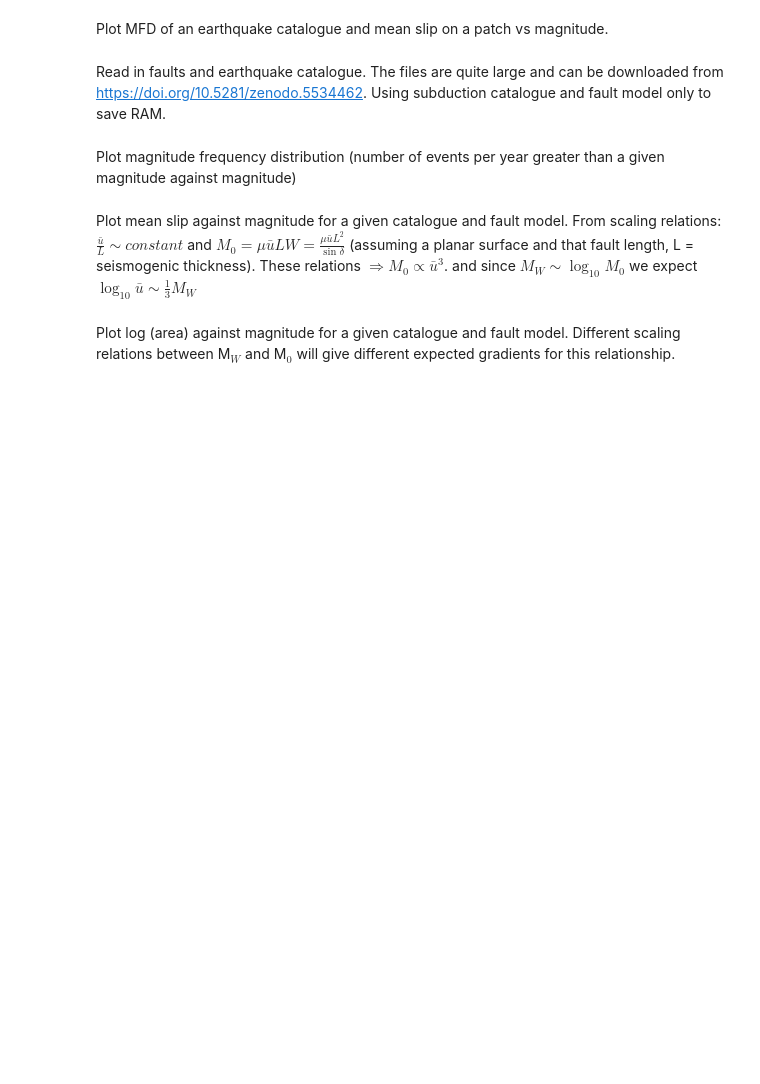
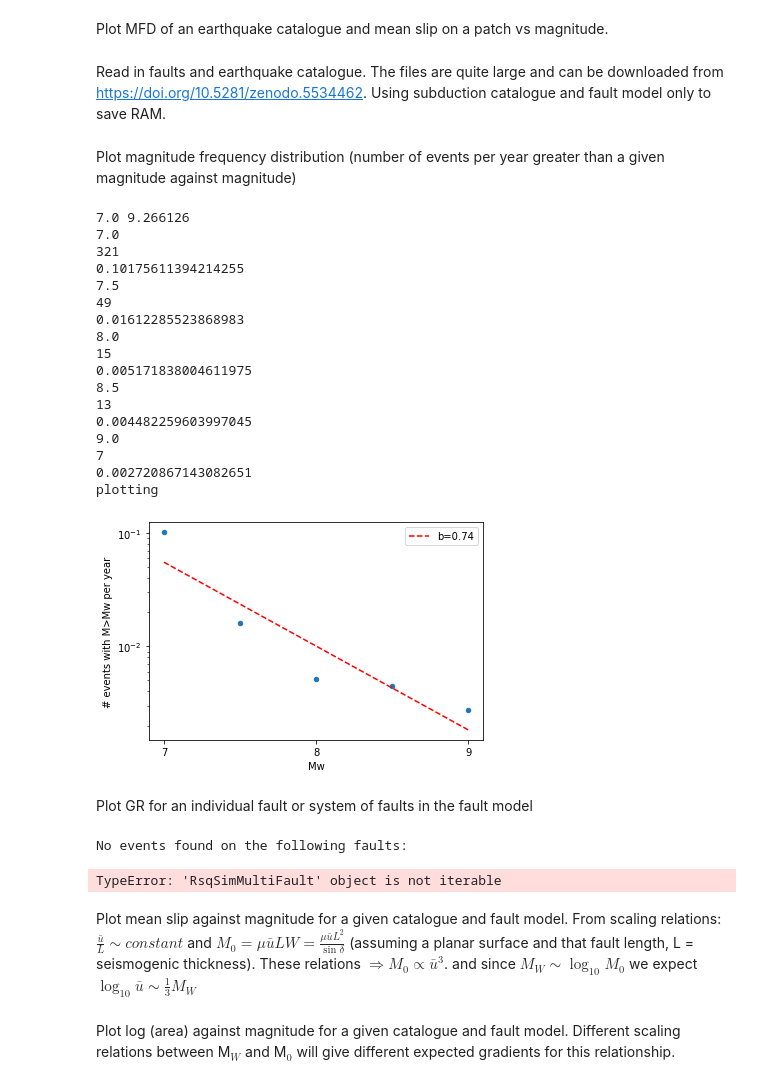
Before and after one commit to uc-eqgeo/rsqsim-python-tools, a Jupyter notebook: examples/rsqsim_api/visualization/plot_properties_by_mag.ipynb, the cells around one changed output. Cells and saved outputs as stored; diff of their text form; code cells hidden in the pictures; blank space fills up the shorter version.

```diff
--- a/examples/rsqsim_api/visualization/plot_properties_by_mag.ipynb
+++ b/examples/rsqsim_api/visualization/plot_properties_by_mag.ipynb
@@ -11,24 +11,55 @@ import pandas as pd
 
 # # Tell python where field paths etc are relative to
 script_dir = os.path.abspath('')
-fault_dir = "../../../data/shaw2021/rundir5091"
-#fault_dir = "../../../data/subduction"
+#fault_dir = "../../../data/shaw2021/rundir5091"
+fault_dir = "../../../data/subduction"
 catalogue_dir = fault_dir
 # %% [markdown]
 Read in faults and earthquake catalogue. The files are quite large and can be downloaded from https://doi.org/10.5281/zenodo.5534462. Using subduction catalogue and fault model only to save RAM.
 # %%
-#fault_model = RsqSimMultiFault.read_fault_file_keith(os.path.join(fault_dir,"hik_creep.flt"))
-#short_catalogue = RsqSimCatalogue.from_csv_and_arrays(os.path.join(catalogue_dir,"trimmed"))
+fault_model = RsqSimMultiFault.read_fault_file_keith(os.path.join(fault_dir,"hik_creep.flt"))
+eq_catalogue = RsqSimCatalogue.from_csv_and_arrays(os.path.join(catalogue_dir,"trimmed"))
 
-fault_model = RsqSimMultiFault.read_fault_file_bruce(os.path.join(script_dir, fault_dir, "zfault_Deepen.in"),
-                                                     os.path.join(script_dir, fault_dir, "znames_Deepen.in"),
-                                                     transform_from_utm=True)
-eq_catalogue = RsqSimCatalogue.from_catalogue_file_and_lists(os.path.join(catalogue_dir, "eqs..out"),
-                                                                list_file_directory=catalogue_dir, list_file_prefix="catalog")
+#fault_model = RsqSimMultiFault.read_fault_file_bruce(os.path.join(script_dir, fault_dir, "zfault_Deepen.in"),
+#                                                     os.path.join(script_dir, fault_dir, "znames_Deepen.in"),
+#                                                     transform_from_utm=True)
+#eq_catalogue = RsqSimCatalogue.from_catalogue_file_and_lists(os.path.join(catalogue_dir, "eqs..out"),
+#                                                                list_file_directory=catalogue_dir, list_file_prefix="catalog")
 # %% [markdown]
 Plot magnitude frequency distribution (number of events per year greater than a given magnitude against magnitude)
 # %%
-eq_catalogue.plot_gr(fault_model,write="GR_bruce.png",show=True)
+eq_catalogue.plot_gr(fault_model,write="Figures/Scaling/GR_subd.jpg",show=True)
+# %% [output]
+7.0 9.266126
+7.0
+321
+0.10175611394214255
+7.5
+49
+0.01612285523868983
+8.0
+15
+0.005171838004611975
+8.5
+13
+0.004482259603997045
+9.0
+7
+0.002720867143082651
+plotting
+[figure, added]
+# %% [markdown]
+Plot GR for an individual fault or system of faults in the fault model
+# %%
+main_fault="hope"
+faults2select = [name for name in fault_model.names if fnmatch.fnmatch(name, main_fault+"*")]
+fault_selection=RsqSimMultiFault([fault_model.name_dic[name] for name in faults2select])
+type(fault_selection)
+fault_cat=eq_catalogue.filter_by_fault(fault_or_faults=fault_selection)
+#fault_cat.plot_gr(fault_selection,write="Figures/Scaling/"+main_fault+"_GR.jpg",show=True)
+# %% [output]
+No events found on the following faults:
+TypeError: 'RsqSimMultiFault' object is not iterable
 # %% [markdown]
 Plot mean slip against magnitude for a given catalogue and fault model.
 From scaling relations:
```
Also changed, not shown: parts of 2 cells of this notebook, 8 other files.
